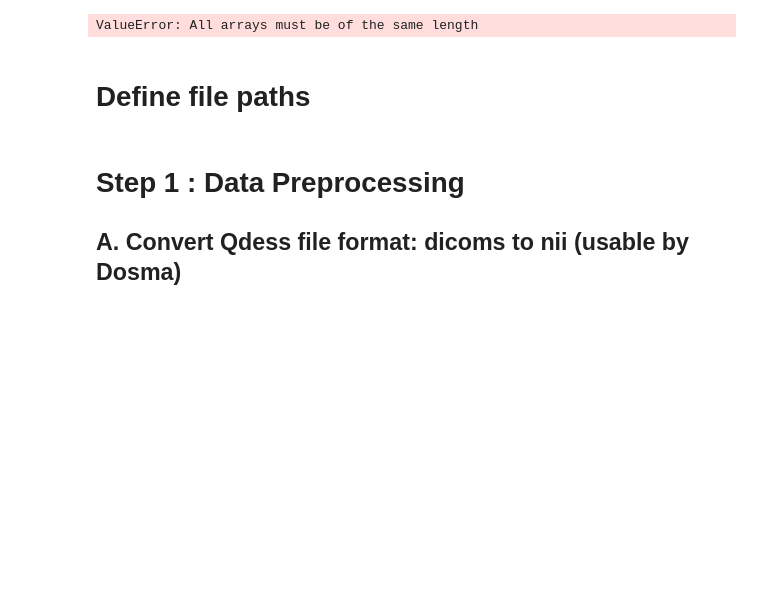
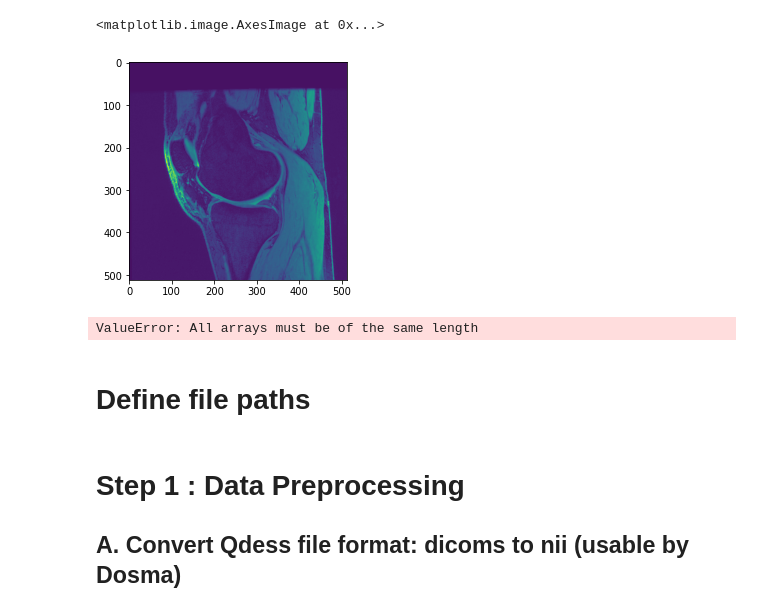
Before and after one commit to anoopai/T2ClusterAnalysis, a Jupyter notebook: cluster_analysis_pipeline_example.ipynb, the cells around one changed output. Cells and saved outputs as stored; diff of their text form; code cells hidden in the pictures; blank space fills up the shorter version.

```diff
--- a/cluster_analysis_pipeline_example.ipynb
+++ b/cluster_analysis_pipeline_example.ipynb
@@ -33,3 +397,15 @@ from utils.compute_volume_threshold import *
+# %%
+import nibabel as nib
+import matplotlib.pyplot as plt
+
+path = '/dataNAS/people/anoopai/T2ClusterAnalysis/data/9-C/results/image2_reg/volumes/echo-000.nii.gz'
+
+data = nib.load(path).get_fdata()
+
+plt.imshow(data[:, :, 30])
+# %% [output]
+<matplotlib.image.AxesImage at 0x...>
+[figure, added]
 # %%
 import pandas as pd
 import numpy as np
```
Also changed, not shown: parts of 1 cell of this notebook, 15 other files.
